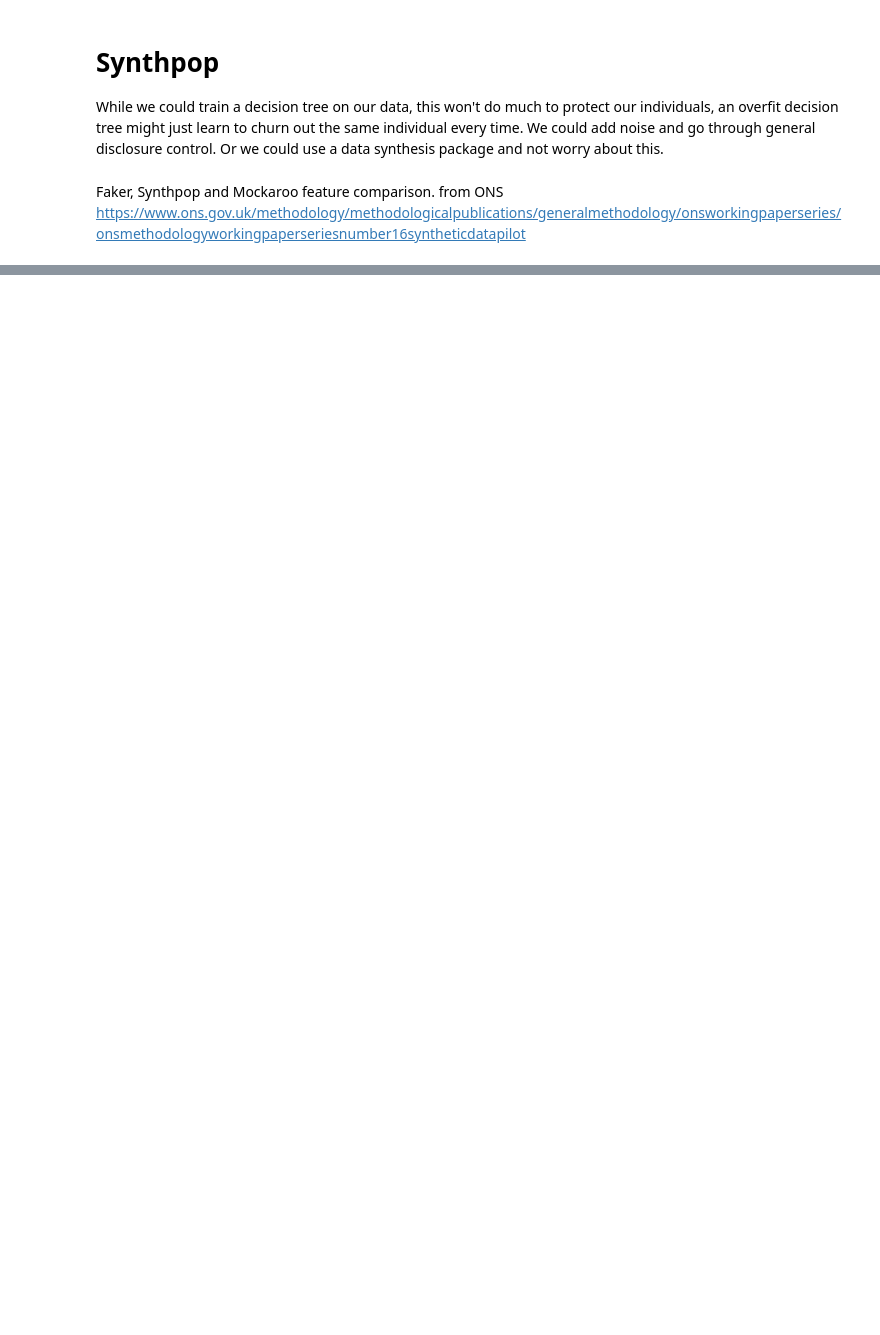
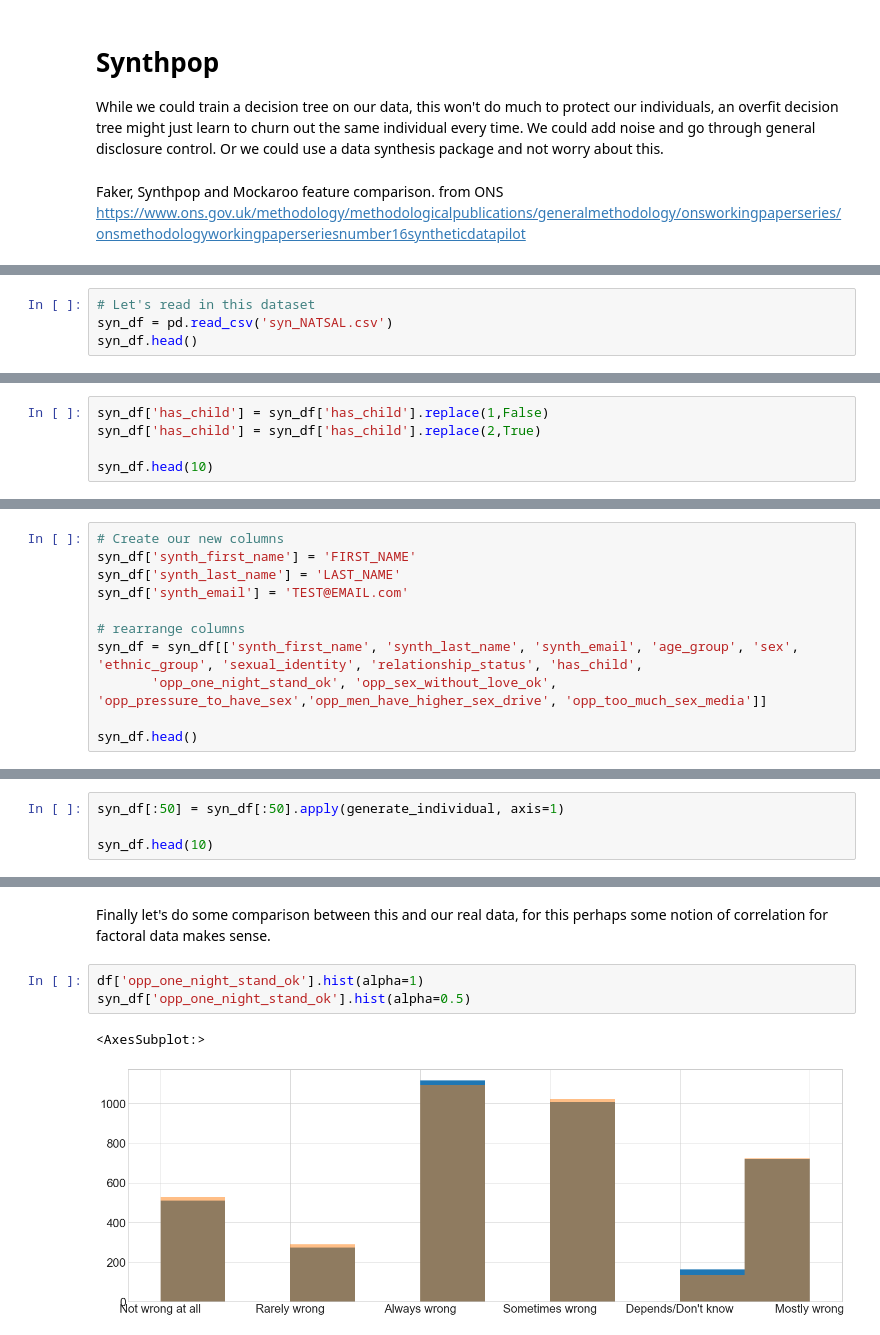
Before and after one commit to UKDataServiceOpen/Synthetic-Data, a Jupyter notebook: code-demo/CodeDemo.ipynb, the cells around one changed output, grey strips where cells are left out. Saved outputs shown, nothing was run; the diff lists cells and outputs as text; blank space fills up the shorter version.

Commit message:
Add Synthpop demo

```diff
--- a/code-demo/CodeDemo.ipynb
+++ b/code-demo/CodeDemo.ipynb
@@ -1039,0 +1155,4 @@ https://www.ons.gov.uk/methodology/methodologicalpublications/generalmethodology
+# %%
+# Let's read in this dataset
+syn_df = pd.read_csv('syn_NATSAL.csv')
+syn_df.head()
@@ -1039,0 +1191,5 @@ https://www.ons.gov.uk/methodology/methodologicalpublications/generalmethodology
+# %%
+syn_df['has_child'] = syn_df['has_child'].replace(1,False)
+syn_df['has_child'] = syn_df['has_child'].replace(2,True)
+
+syn_df.head(10)
@@ -1039,0 +1210,11 @@ https://www.ons.gov.uk/methodology/methodologicalpublications/generalmethodology
+# %%
+# Create our new columns
+syn_df['synth_first_name'] = 'FIRST_NAME'
+syn_df['synth_last_name'] = 'LAST_NAME'
+syn_df['synth_email'] = 'TEST@EMAIL.com'
+
+# rearrange columns
+syn_df = syn_df[['synth_first_name', 'synth_last_name', 'synth_email', 'age_group', 'sex', 'ethnic_group', 'sexual_identity', 'relationship_status', 'has_child',
+       'opp_one_night_stand_ok', 'opp_sex_without_love_ok', 'opp_pressure_to_have_sex','opp_men_have_higher_sex_drive', 'opp_too_much_sex_media']]
+
+syn_df.head()
@@ -1039,0 +1228,4 @@ https://www.ons.gov.uk/methodology/methodologicalpublications/generalmethodology
+# %%
+syn_df[:50] = syn_df[:50].apply(generate_individual, axis=1)
+
+syn_df.head(10)
@@ -1039,0 +1244,8 @@ https://www.ons.gov.uk/methodology/methodologicalpublications/generalmethodology
+# %% [markdown]
+Finally let's do some comparison between this and our real data, for this perhaps some notion of correlation for factoral data makes sense.
+# %%
+df['opp_one_night_stand_ok'].hist(alpha=1)
+syn_df['opp_one_night_stand_ok'].hist(alpha=0.5)
+# %% [output]
+<AxesSubplot:>
+[figure, added]
```
Also changed, not shown: parts of 42 cells of this notebook, 1 other file.
